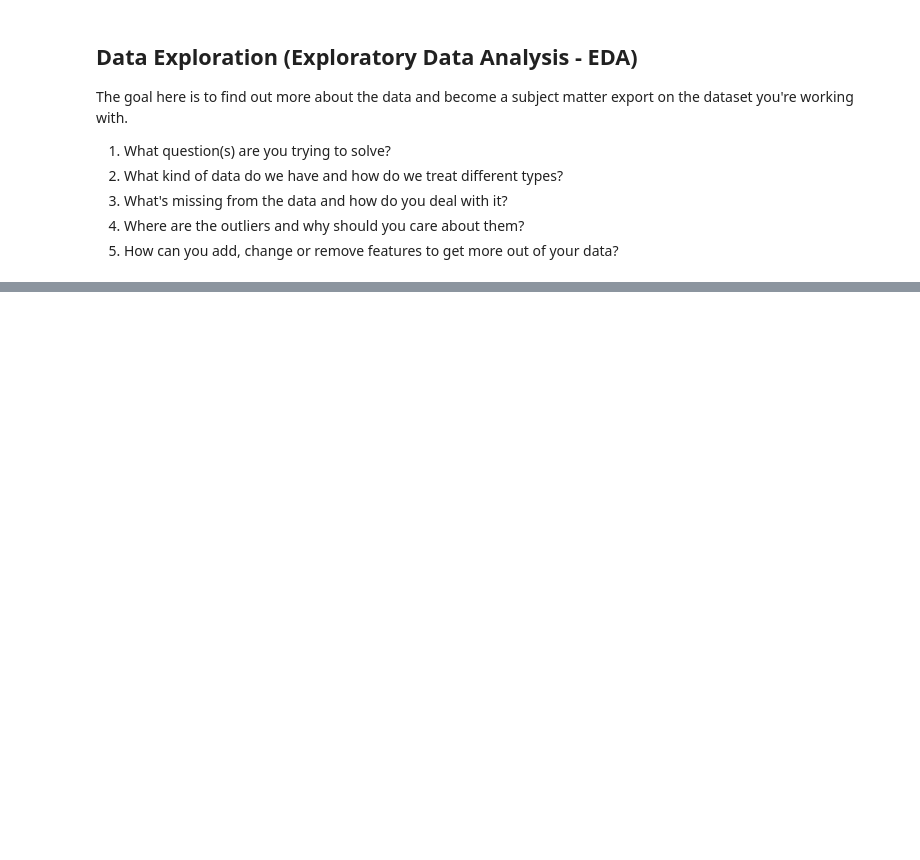
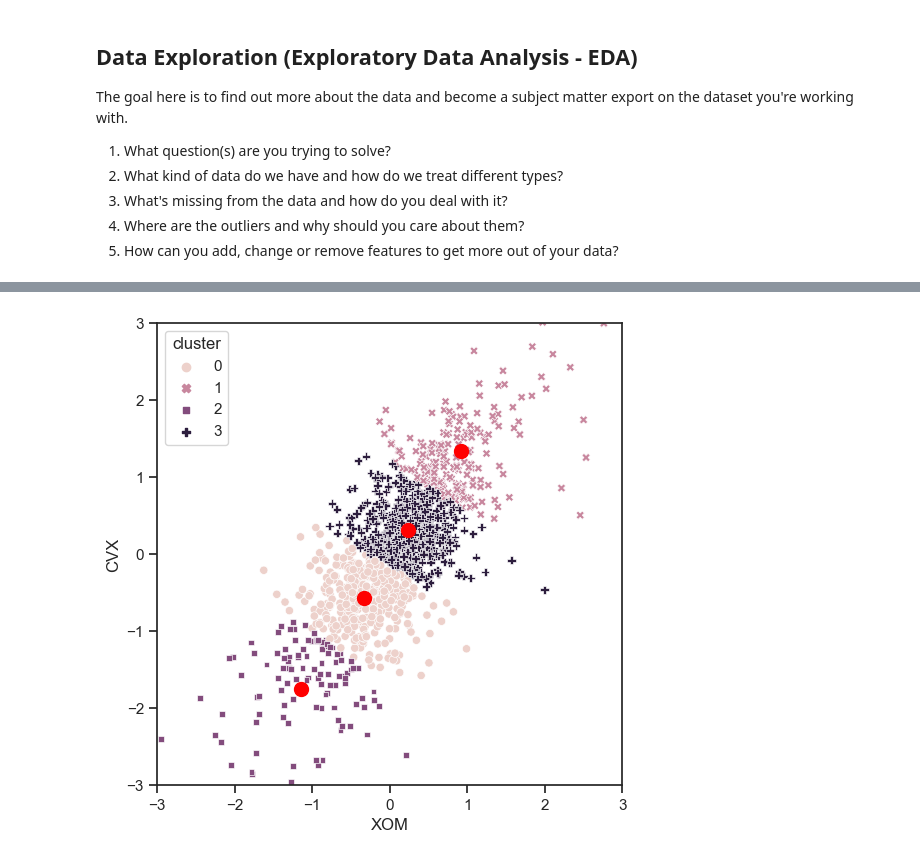
Before and after one commit to muscak/Cluster-Analysis, a Jupyter notebook: Cluster_Analysis.ipynb, the cells around one changed output, grey strips where cells are left out. Saved outputs shown, nothing was run; the diff lists cells and outputs as text; code cells hidden in the pictures; blank space fills up the shorter version.

Commit message:
KMeans done, inertia missing

```diff
--- a/Cluster_Analysis.ipynb
+++ b/Cluster_Analysis.ipynb
@@ -59,0 +49,3 @@ df.shape
+# %%
+sp500_px = pd.read_csv('Data/sp500_data.csv.gz', index_col=0)
+sp500_px.shape
@@ -69,0 +95,4 @@ The goal here is to find out more about the data and become a subject matter exp
+# %%
+# Collect the data for the last 1 year of XOM and CVX
+df = sp500_px.loc[sp500_px.index >= '2011-01-01', ['XOM', 'CVX']]
+df.info()
@@ -69,0 +133,4 @@ The goal here is to find out more about the data and become a subject matter exp
+# %%
+kmeans = KMeans(n_clusters=4, n_init=10).fit(df)
+df['cluster'] = kmeans.labels_
+df.head()
@@ -69,0 +144,3 @@ The goal here is to find out more about the data and become a subject matter exp
+# %%
+centers = pd.DataFrame(kmeans.cluster_centers_, columns=['XOM', 'CVX'])
+centers
@@ -69,0 +153,9 @@ The goal here is to find out more about the data and become a subject matter exp
+# %%
+fig, ax = plt.subplots(figsize=(6, 6))
+ax = sb.scatterplot(data=df, x='XOM', y='CVX', hue='cluster', style='cluster', ax=ax)
+ax.set_xlim(-3, 3)
+ax.set_ylim(-3, 3)
+centers.plot.scatter(x='XOM', y='CVX', ax=ax, color='red', s=100)
+plt.show()
+# %% [output]
+[figure, added]
```
Also changed, not shown: parts of 18 cells of this notebook, 2 other files.
